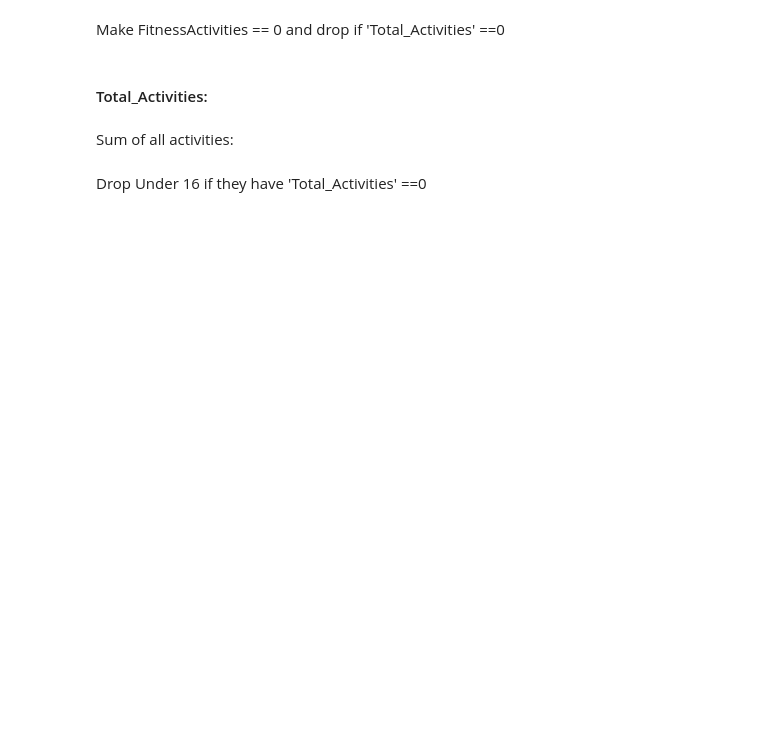
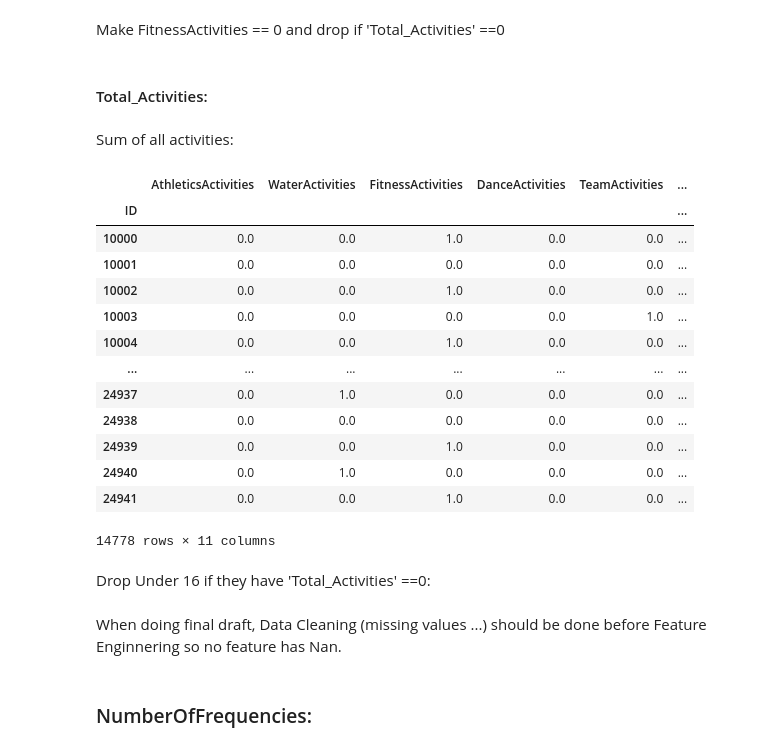
Before and after one commit to raquelxr/data-mining-proj, a Jupyter notebook: DM_Sofia.ipynb, the cells around one changed output. Saved outputs shown, nothing was run; the diff lists cells and outputs as text; code cells hidden in the pictures; blank space fills up the shorter version.

```diff
--- a/DM_Sofia.ipynb
+++ b/DM_Sofia.ipynb
@@ -360,8 +365,37 @@ data[data['Age']<16][data['FitnessActivities']==1][['AthleticsActivities', 'Wate
 # %% [markdown]
 Make FitnessActivities == 0 and drop if 'Total_Activities' ==0
+# %%
+index_fix =[]
+for i in data.index:
+    if data['Age'][i]< 16:
+        if data['FitnessActivities'][i] ==1:
+            index_fix.append(i)
+# %%
+data.loc[index_fix, 'FitnessActivities'] = 0
 # %% [markdown]
 #### Total_Activities:
 # %% [markdown]
 Sum of all activities:
+# %%
+data['Total_Activities']=data['AthleticsActivities']+ data['WaterActivities']+data['FitnessActivities']+\
+    data['DanceActivities']+ data['TeamActivities'] + data['RacketActivities'] + data['CombatActivities'] +\
+        data['NatureActivities']+ data['SpecialActivities'] + data['OtherActivities']
+# %%
+data[['AthleticsActivities', 'WaterActivities','FitnessActivities','DanceActivities','TeamActivities','RacketActivities','CombatActivities','NatureActivities','SpecialActivities','OtherActivities','Total_Activities']]
+# %% [output]
+|  | AthleticsActivities | WaterActivities | FitnessActivities | DanceActivities | TeamActivities | ... |
+| ID |  |  |  |  |  | ... |
+| 10000 | 0.0 | 0.0 | 1.0 | 0.0 | 0.0 | ... |
+| 10001 | 0.0 | 0.0 | 0.0 | 0.0 | 0.0 | ... |
+| 10002 | 0.0 | 0.0 | 1.0 | 0.0 | 0.0 | ... |
+| 10003 | 0.0 | 0.0 | 0.0 | 0.0 | 1.0 | ... |
+| 10004 | 0.0 | 0.0 | 1.0 | 0.0 | 0.0 | ... |
+| ... | ... | ... | ... | ... | ... | ... |
+| 24937 | 0.0 | 1.0 | 0.0 | 0.0 | 0.0 | ... |
+| 24938 | 0.0 | 0.0 | 0.0 | 0.0 | 0.0 | ... |
+| 24939 | 0.0 | 0.0 | 1.0 | 0.0 | 0.0 | ... |
+| 24940 | 0.0 | 1.0 | 0.0 | 0.0 | 0.0 | ... |
+| 24941 | 0.0 | 0.0 | 1.0 | 0.0 | 0.0 | ... |
+14778 rows × 11 columns
 # %% [markdown]
-Drop Under 16 if they have 'Total_Activities' ==0
+Drop Under 16 if they have 'Total_Activities' ==0:
@@ -367,0 +410,4 @@ Drop Under 16 if they have 'Total_Activities' ==0
+# %% [markdown]
+When doing final draft, Data Cleaning (missing values ...) should be done before Feature Enginnering so no feature has Nan.
+# %% [markdown]
+### NumberOfFrequencies:
```
Also changed, not shown: parts of 44 cells of this notebook.
